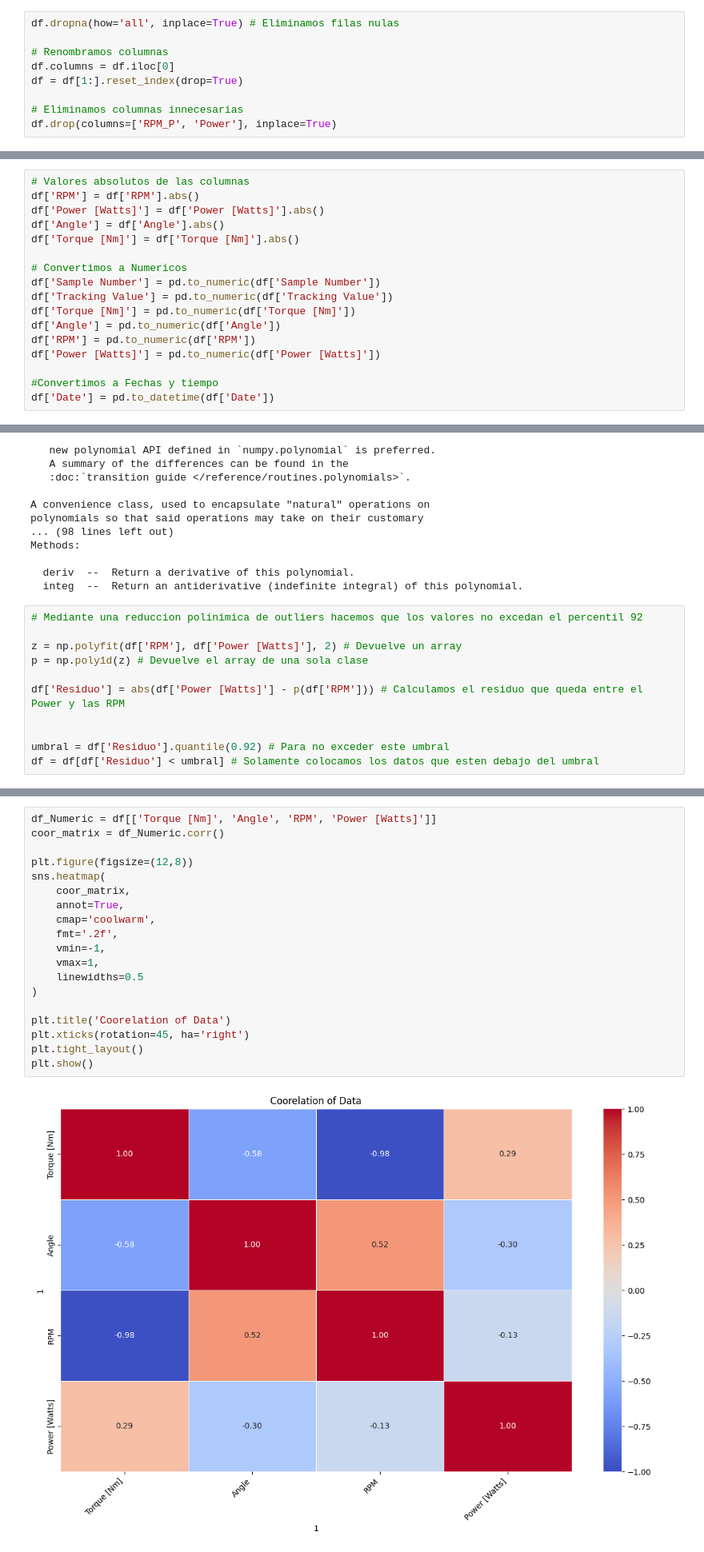
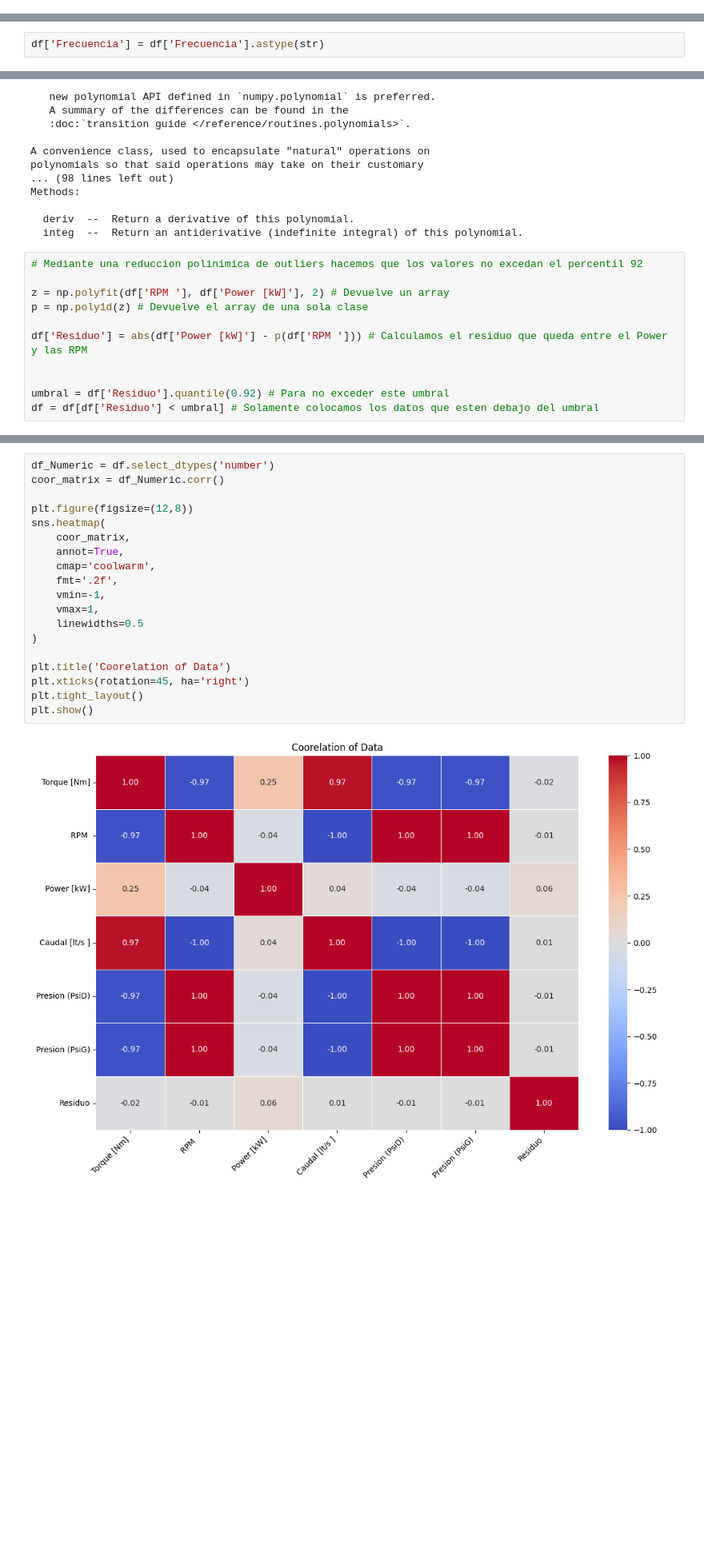
Before and after one commit to JuanCaVa21/Despliegue-modelo-ANN-Turbinas-Hidraulicas, a Jupyter notebook: scripts/EDA_Analisis.ipynb, the cells around one changed output, grey strips where cells are left out. Shown at 80% size. Saved outputs shown, nothing was run; the diff lists cells and outputs as text; blank space fills up the shorter version.

```diff
--- a/scripts/EDA_Analisis.ipynb
+++ b/scripts/EDA_Analisis.ipynb
@@ -41,12 +45,3 @@ df.head(5)
-# %%
-df.dropna(how='all', inplace=True) # Eliminamos filas nulas
-
-# Renombramos columnas
-df.columns = df.iloc[0]
-df = df[1:].reset_index(drop=True)
-
-# Eliminamos columnas innecesarias
-df.drop(columns=['RPM_P', 'Power'], inplace=True)
 # %%
 df.info()
 # %% [output]
@@ -70,17 +62,0 @@ memory usage: 51.9+ KB
-# %%
-# Valores absolutos de las columnas
-df['RPM'] = df['RPM'].abs()
-df['Power [Watts]'] = df['Power [Watts]'].abs()
-df['Angle'] = df['Angle'].abs()
-df['Torque [Nm]'] = df['Torque [Nm]'].abs()
-
-# Convertimos a Numericos
-df['Sample Number'] = pd.to_numeric(df['Sample Number'])
-df['Tracking Value'] = pd.to_numeric(df['Tracking Value'])
-df['Torque [Nm]'] = pd.to_numeric(df['Torque [Nm]'])
-df['Angle'] = pd.to_numeric(df['Angle'])
-df['RPM'] = pd.to_numeric(df['RPM'])
-df['Power [Watts]'] = pd.to_numeric(df['Power [Watts]'])
-
-#Convertimos a Fechas y tiempo
-df['Date'] = pd.to_datetime(df['Date'])
@@ -96,3 +63,5 @@ df.head(5)
+# %%
+df['Frecuencia'] = df['Frecuencia'].astype(str)
 # %%
 df.describe().T
 # %% [output]
@@ -193,10 +387,10 @@ Methods:
 # %%
 # Mediante una reduccion polinimica de outliers hacemos que los valores no excedan el percentil 92
 
-z = np.polyfit(df['RPM'], df['Power [Watts]'], 2) # Devuelve un array
+z = np.polyfit(df['RPM '], df['Power [kW]'], 2) # Devuelve un array
 p = np.poly1d(z) # Devuelve el array de una sola clase
 
-df['Residuo'] = abs(df['Power [Watts]'] - p(df['RPM'])) # Calculamos el residuo que queda entre el Power y las RPM
+df['Residuo'] = abs(df['Power [kW]'] - p(df['RPM '])) # Calculamos el residuo que queda entre el Power y las RPM
 
 
 umbral = df['Residuo'].quantile(0.92) # Para no exceder este umbral
@@ -215,21 +409,21 @@ Text(0, 0.5, 'Power (Watts)')
 # %%
-df_Numeric = df[['Torque [Nm]', 'Angle', 'RPM', 'Power [Watts]']]
+df_Numeric = df.select_dtypes('number')
 coor_matrix = df_Numeric.corr()
 
 plt.figure(figsize=(12,8))
 sns.heatmap(
     coor_matrix,
     annot=True,
     cmap='coolwarm',
     fmt='.2f',
     vmin=-1,
     vmax=1,
     linewidths=0.5
 )
 
 plt.title('Coorelation of Data')
 plt.xticks(rotation=45, ha='right')
 plt.tight_layout()
 plt.show()
 # %% [output]
-[figure, old version]
+[figure, new version]
```
Also changed, not shown: parts of 18 cells of this notebook, 6 other files.
